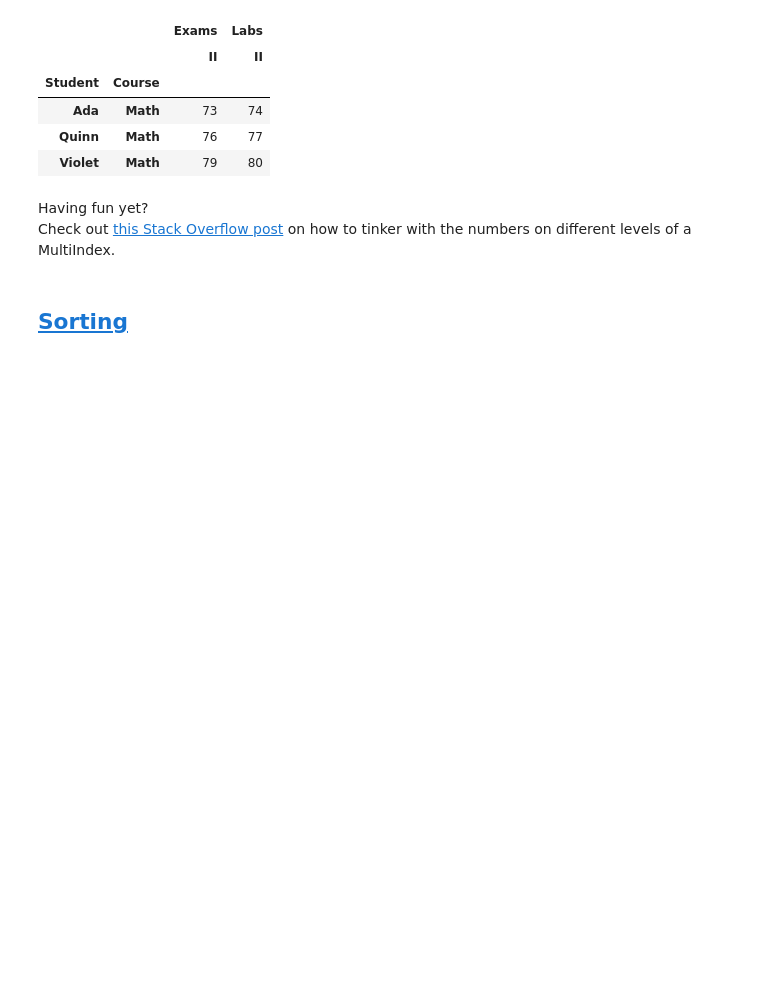
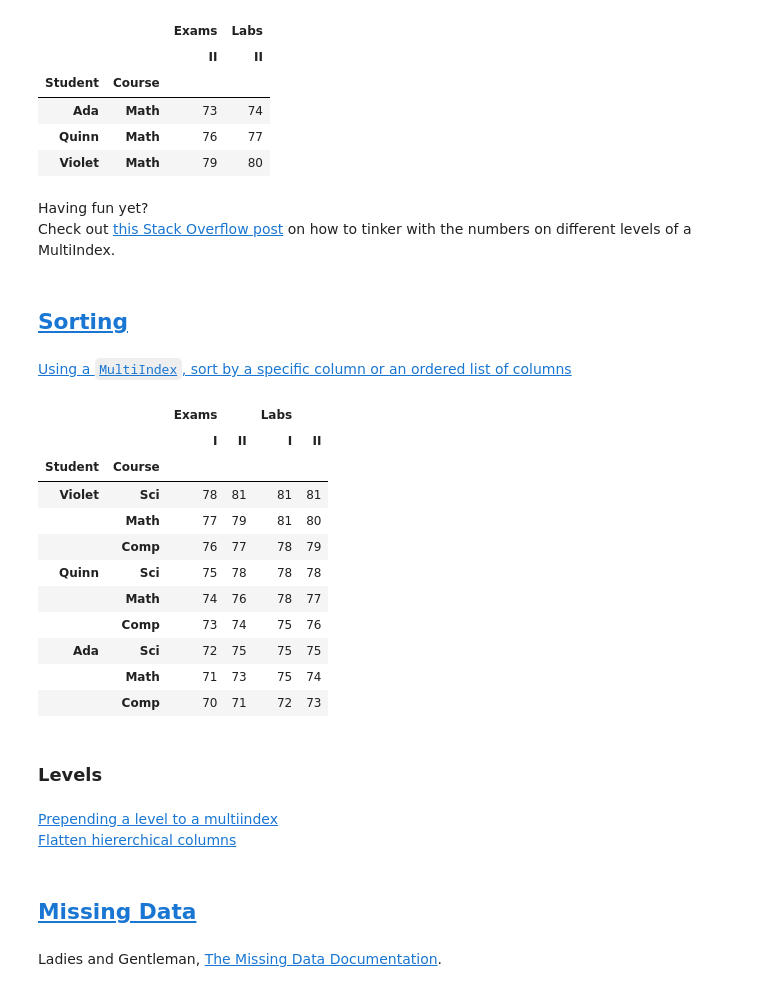
Before and after one commit to bgroveben/python3_machine_learning_projects, a Jupyter notebook: learn_kaggle/pandas/pandas_cookbook.ipynb, the cells around one changed output. Drawn from its saved outputs; the diff is of its cells as text; code cells hidden in the pictures; blank space fills up the shorter version.

Commit message:
Finish section on multi-indexing

```diff
--- a/learn_kaggle/pandas/pandas_cookbook.ipynb
+++ b/learn_kaggle/pandas/pandas_cookbook.ipynb
@@ -752,3 +752,29 @@ Having fun yet?
 Check out [this Stack Overflow post](https://stackoverflow.com/questions/19319432/pandas-selecting-a-lower-level-in-a-dataframe-to-do-a-ffill) on how to tinker with the numbers on different levels of a MultiIndex.
 # %% [markdown]
 ## [Sorting](https://pandas.pydata.org/pandas-docs/stable/cookbook.html#sorting)
+# %% [markdown]
+[Using a `MultiIndex`, sort by a specific column or an ordered list of columns](https://stackoverflow.com/questions/14733871/multi-index-sorting-in-pandas)
+# %%
+df.sort_values(by=('Labs','II'),ascending=False)
+# %% [output]
+|  |  | Exams |  | Labs |  |
+|  |  | I | II | I | II |
+| Student | Course |  |  |  |  |
+| Violet | Sci | 78 | 81 | 81 | 81 |
+|  | Math | 77 | 79 | 81 | 80 |
+|  | Comp | 76 | 77 | 78 | 79 |
+| Quinn | Sci | 75 | 78 | 78 | 78 |
+|  | Math | 74 | 76 | 78 | 77 |
+|  | Comp | 73 | 74 | 75 | 76 |
+| Ada | Sci | 72 | 75 | 75 | 75 |
+|  | Math | 71 | 73 | 75 | 74 |
+|  | Comp | 70 | 71 | 72 | 73 |
+# %% [markdown]
+### Levels
+# %% [markdown]
+[Prepending a level to a multiindex](https://stackoverflow.com/questions/14744068/prepend-a-level-to-a-pandas-multiindex)
+[Flatten hiererchical columns](https://stackoverflow.com/questions/14507794/python-pandas-how-to-flatten-a-hierarchical-index-in-columns)
+# %% [markdown]
+## [Missing Data](https://pandas.pydata.org/pandas-docs/stable/cookbook.html#missing-data)
+# %% [markdown]
+Ladies and Gentleman, [The Missing Data Documentation](https://pandas.pydata.org/pandas-docs/stable/missing_data.html#missing-data).
```
Also changed, not shown: parts of 5 cells of this notebook.
